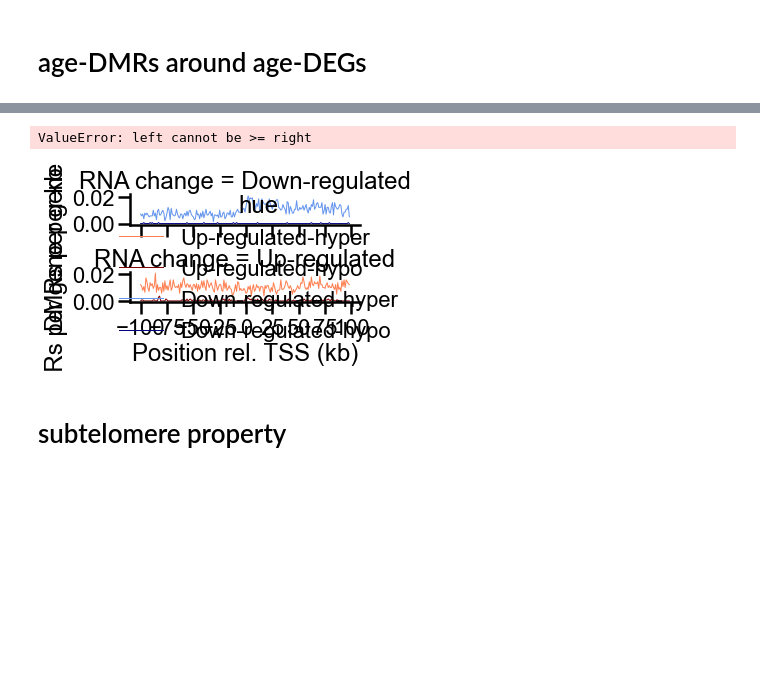
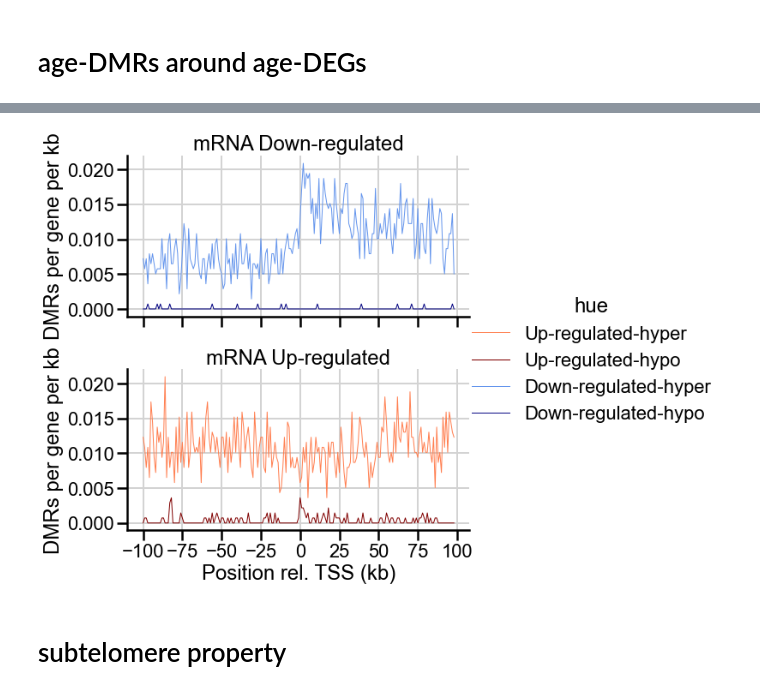
Before and after one commit to JFchien/HumanBrainAging, a Jupyter notebook: figure/Fig4.ipynb, the cells around one changed output, grey strips where cells are left out. Saved outputs shown, nothing was run; the diff lists cells and outputs as text; code cells hidden in the pictures; blank space fills up the shorter version.

Commit message:
finalize figure notebook

```diff
--- a/figure/Fig4.ipynb
+++ b/figure/Fig4.ipynb
@@ -34,13 +34,13 @@ level2_palette=cziplot.level2_palette
 (54779, 22)
 # %%
 # DMR
-df_dmrs=pd.read_csv('../../../data_tmp/ageDMRall.tsv.gz',sep='\t')
+df_dmrs=pd.read_csv('../data/ageDMRall.tsv.gz',sep='\t')
 
 # DEs
 fcthres=np.log2(1.2)
 pthres=0.05
 
-fulldata=pd.read_csv('../../../data_tmp/ageDEall.tsv.gz',sep='\t',index_col=0)
+fulldata=pd.read_csv('../data/ageDEall.tsv.gz',sep='\t',index_col=0)
 fulldata=fulldata[fulldata['celltype'].isin(cziplot.level2_order)]
 fulldata=fulldata.join(gene_meta[['chr','start','end','strand']])
 data=fulldata[(fulldata['adj.P.Val']<pthres) & (np.abs(fulldata['logFC'])>fcthres)]
@@ -187,22 +186,21 @@ Wall time: 1min 8s
 # %%
 with sns.plotting_context("poster"):
     g=sns.relplot(df_dmrs_bins,
                     kind='line',
                     x='Position rel. TSS (kb)',y='DMRs per gene per kb',
                     row='RNA change',row_order=['Down-regulated','Up-regulated'],
                     hue='hue',
                     palette={'Up-regulated-hyper':'coral', 'Up-regulated-hypo':'maroon',
                            'Down-regulated-hyper':'cornflowerblue','Down-regulated-hypo':'navy'},
                     estimator='mean',errorbar=None,
-                    height=1.5,aspect=2,linewidth=1,
+                    height=4,aspect=2,linewidth=1,
                     facet_kws={'sharey':True}
                 )
     g.set_titles(template='mRNA {row_name}')
     for ax in g.axes.flatten():
         ax.grid()
 # %% [output]
-ValueError: left cannot be >= right
-[figure, old version]
+[figure, new version]
 # %% [markdown]
 # subtelomere property
 # %%
```
Also changed, not shown: parts of 12 cells of this notebook, 12 other files.
